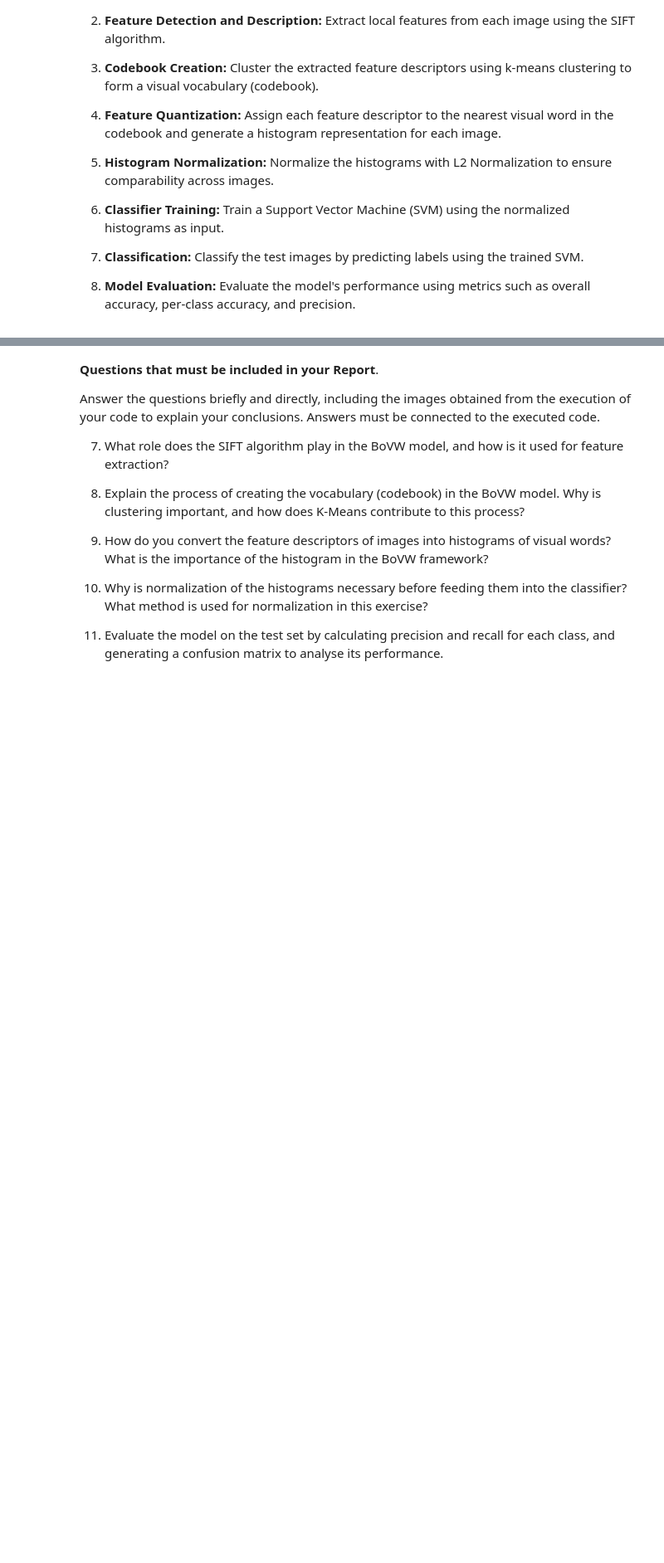
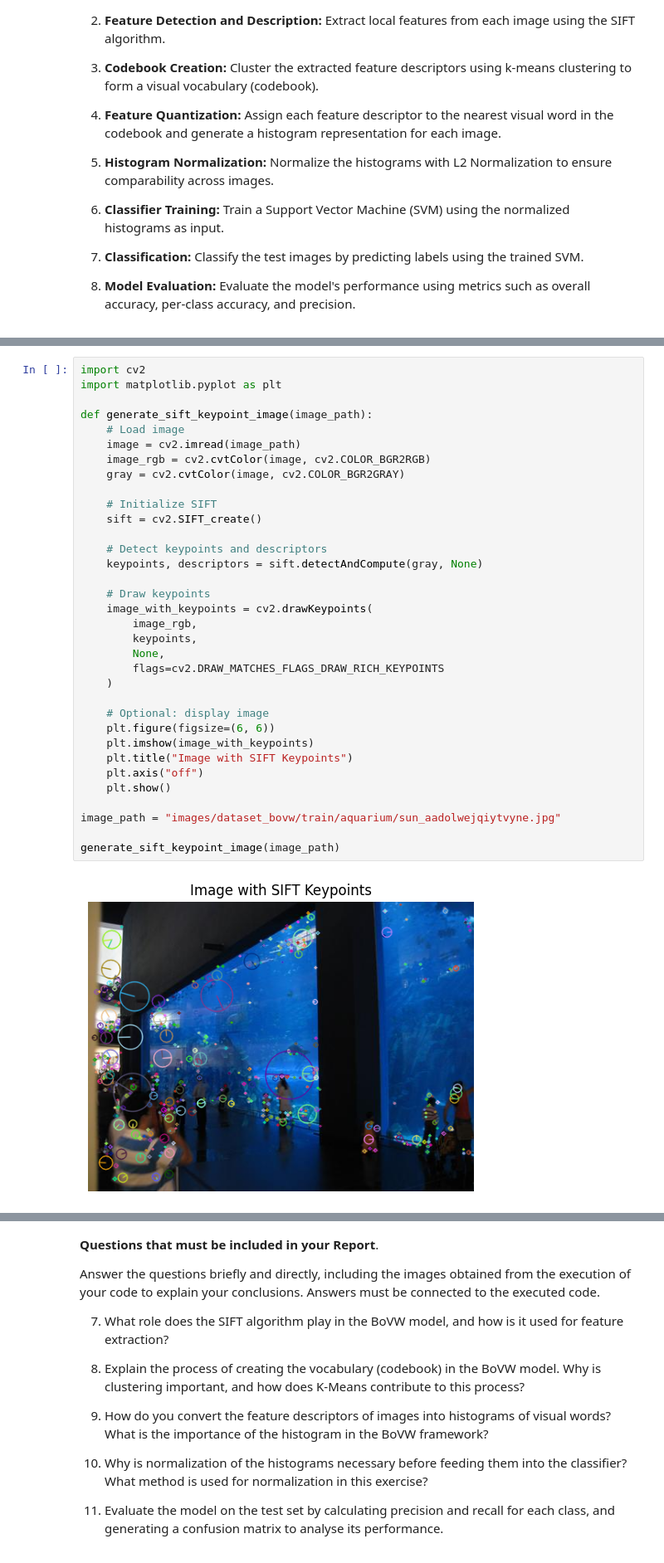
Before and after one commit to EricPrz/Proyecto-4-Vision-Por-Computador, a Jupyter notebook: Project4.ipynb, the cells around one changed output, grey strips where cells are left out. Shown at 83% size. Cells and saved outputs as stored; diff of their text form; blank space fills up the shorter version.

Commit message:
Bag imagenes

```diff
--- a/Project4.ipynb
+++ b/Project4.ipynb
@@ -440,0 +442,36 @@ weighted avg       0.85      0.85      0.85        40
+# %%
+import cv2
+import matplotlib.pyplot as plt
+
+def generate_sift_keypoint_image(image_path):
+    # Load image
+    image = cv2.imread(image_path)
+    image_rgb = cv2.cvtColor(image, cv2.COLOR_BGR2RGB)
+    gray = cv2.cvtColor(image, cv2.COLOR_BGR2GRAY)
+
+    # Initialize SIFT
+    sift = cv2.SIFT_create()
+
+    # Detect keypoints and descriptors
+    keypoints, descriptors = sift.detectAndCompute(gray, None)
+
+    # Draw keypoints
+    image_with_keypoints = cv2.drawKeypoints(
+        image_rgb,
+        keypoints,
+        None,
+        flags=cv2.DRAW_MATCHES_FLAGS_DRAW_RICH_KEYPOINTS
+    )
+
+    # Optional: display image
+    plt.figure(figsize=(6, 6))
+    plt.imshow(image_with_keypoints)
+    plt.title("Image with SIFT Keypoints")
+    plt.axis("off")
+    plt.show()
+
+image_path = "images/dataset_bovw/train/aquarium/sun_aadolwejqiytvyne.jpg"
+
+generate_sift_keypoint_image(image_path)
+# %% [output]
+[figure, added]
```
Also changed, not shown: parts of 6 cells of this notebook.
